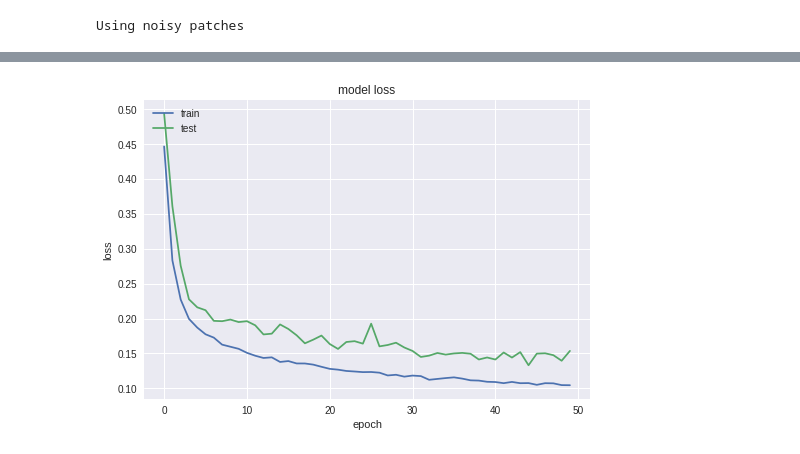
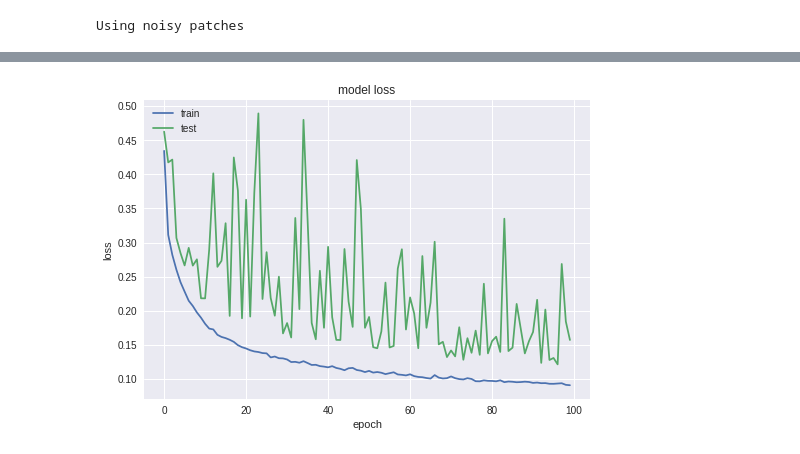
Before and after one commit to AlexMontgomerie/deepLearning, a Jupyter notebook: full_net_baseline.ipynb, the cells around one changed output, grey strips where cells are left out. Cells and saved outputs as stored; diff of their text form; code cells hidden in the pictures.

```diff
--- a/full_net_baseline.ipynb
+++ b/full_net_baseline.ipynb
@@ -195,30 +223,31 @@ def get_full_model(shape,denoise_init=None,stn_init=None):
 
     # L2 Net
     l2net = Conv2D(32, 3, padding='same', input_shape=shape, use_bias = True, kernel_initializer=init_weights)(l2net)
-    l2net = BatchNormalization(axis = -1)(l2net)
+    l2net = BatchNormalization(axis = -1, epsilon=0.0001, scale=False, center=False)(l2net)
     l2net = Activation('relu')(l2net)
 
     l2net = Conv2D(32, 3, padding='same', input_shape=shape, use_bias = True, kernel_initializer=init_weights)(l2net)
-    l2net = BatchNormalization(axis = -1)(l2net)
+    l2net = BatchNormalization(axis = -1, epsilon=0.0001, scale=False, center=False)(l2net)
     l2net = Activation('relu')(l2net)
 
     l2net = Conv2D(64, 3, padding='same', input_shape=shape, strides=2, use_bias = True, kernel_initializer=init_weights)(l2net)
-    l2net = BatchNormalization(axis = -1)(l2net)
+    l2net = BatchNormalization(axis = -1, epsilon=0.0001, scale=False, center=False)(l2net)
     l2net = Activation('relu')(l2net)
 
     l2net = Conv2D(64, 3, padding='same', input_shape=shape, use_bias = True, kernel_initializer=init_weights)(l2net)
-    l2net = BatchNormalization(axis = -1)(l2net)
+    l2net = BatchNormalization(axis = -1, epsilon=0.0001, scale=False, center=False)(l2net)
     l2net = Activation('relu')(l2net)
 
     l2net = Conv2D(128, 3, padding='same', input_shape=shape, strides=2, use_bias = True, kernel_initializer=init_weights)(l2net)
-    l2net = BatchNormalization(axis = -1)(l2net)
+    l2net = BatchNormalization(axis = -1, epsilon=0.0001, scale=False, center=False)(l2net)
     l2net = Activation('relu')(l2net)
 
     l2net = Conv2D(128, 3, padding='same', input_shape=shape, use_bias = True, kernel_initializer=init_weights)(l2net)
-    l2net = BatchNormalization(axis = -1)(l2net)
+    l2net = BatchNormalization(axis = -1, epsilon=0.0001, scale=False, center=False)(l2net)
     l2net = Activation('relu')(l2net)
 
     l2net = Conv2D(128, 8, padding='valid', input_shape=shape, use_bias = True, kernel_initializer=init_weights)(l2net)
+    l2net = BatchNormalization(axis = -1)(l2net)
 
     l2net = Reshape((128,))(l2net)
 
@@ -296,10 +325,10 @@ Using noisy patches
 # %%
 # callbacks
 callbacks = [
-    keras.callbacks.EarlyStopping(monitor = 'val_loss', patience = 10, verbose = 3, mode= 'auto'),
+    #keras.callbacks.EarlyStopping(monitor = 'val_loss', patience = 10, verbose = 3, mode= 'auto'),
     keras.callbacks.ModelCheckpoint('data/descriptor_model.weights.{epoch:02d}-{val_loss:.2f}.hdf5', verbose=1, save_best_only=True)
 ]
 
-descriptor_history = descriptor_model_trip.fit_generator(generator=training_generator, epochs=50, callbacks=callbacks,
+descriptor_history = descriptor_model_trip.fit_generator(generator=training_generator, epochs=100, callbacks=callbacks,
                                               verbose=1, validation_data=val_generator)
 # %% [output]
@@ -348,14 +376,17 @@ Epoch 11/50
 # %%
 
 plt.plot(descriptor_history.history['loss'])
 plt.plot(descriptor_history.history['val_loss'])
 plt.title('model loss')
 plt.ylabel('loss')
 plt.xlabel('epoch')
 plt.legend(['train', 'test'], loc='upper left')
 plt.show()
+
+np.save('data/net_loss.npy'    ,np.array(descriptor_history.history['loss']))
+np.save('data/net_val_loss.npy',np.array(descriptor_history.history['val_loss']))
 # %% [output]
-[figure, old version]
+[figure, new version]
 # %%
 from keras.models import load_model
 from get_data import get_data
```
Also changed, not shown: parts of 4 cells of this notebook.
